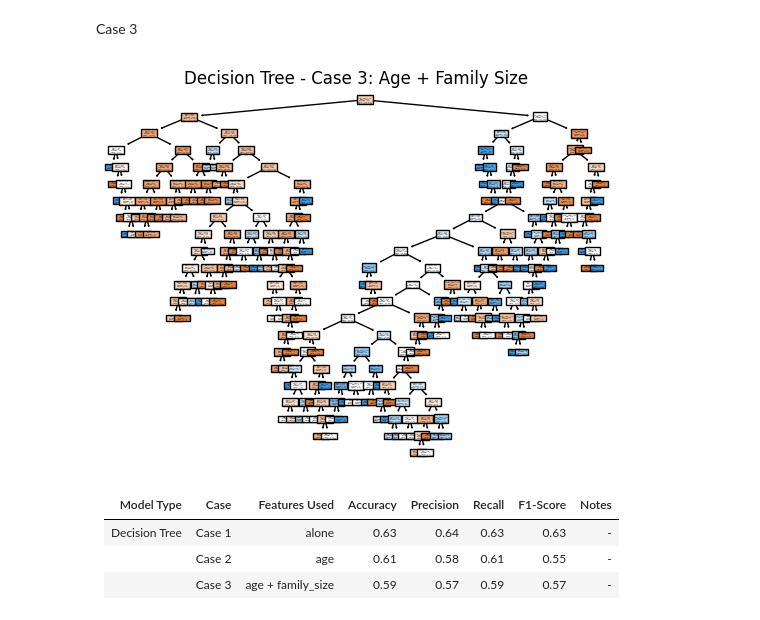
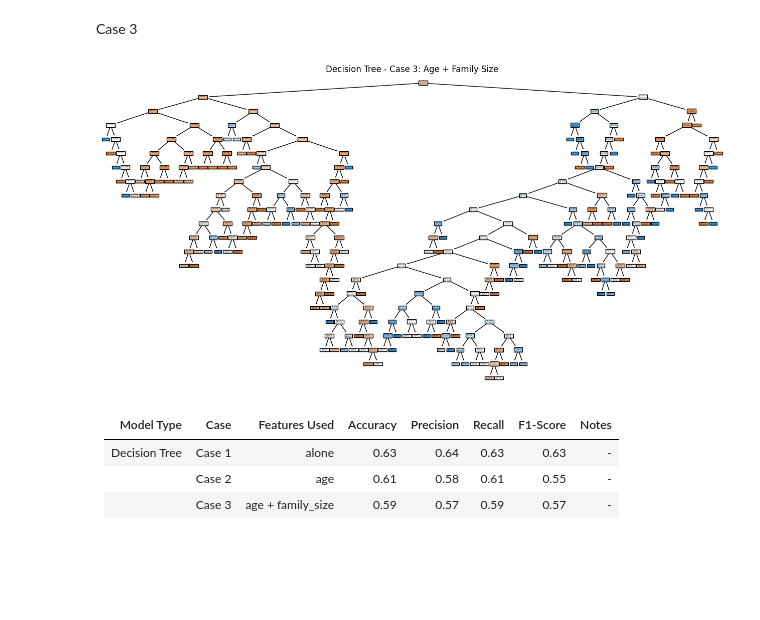
Before and after one commit to james-0177/applied_ml_pinkston, a Jupyter notebook: notebooks/project03/ml03_pinkston.ipynb, the cells around one changed output. Saved outputs shown, nothing was run; the diff lists cells and outputs as text; code cells hidden in the pictures; blank space fills up the shorter version.

```diff
--- a/notebooks/project03/ml03_pinkston.ipynb
+++ b/notebooks/project03/ml03_pinkston.ipynb
@@ -370,18 +373,19 @@ fig.savefig("tree_case2_age.png")
 Case 3
 # %%
 # Plot Decision Tree for Case 3
-fig = plt.Figure(figsize=(16, 8))
+fig = plt.figure(figsize=(16, 8))
 plot_tree(tree_model3,
           feature_names=X3.columns,
           class_names=['Not Survived', 'Survived'],
           filled=True)
 plt.title("Decision Tree - Case 3: Age + Family Size")
-plt.show()
 
 # Save image
 fig.savefig("tree_case3_age_family.png")
+
+plt.show()
 # %% [output]
-[figure, old version]
+[figure, new version]
 # %% [markdown]
 | Model Type | Case | Features Used | Accuracy | Precision | Recall | F1-Score | Notes |
 |------------|------|---------------|----------|-----------|--------|-----------|-------|
```
Also changed, not shown: parts of 57 cells of this notebook, 6 other files.
